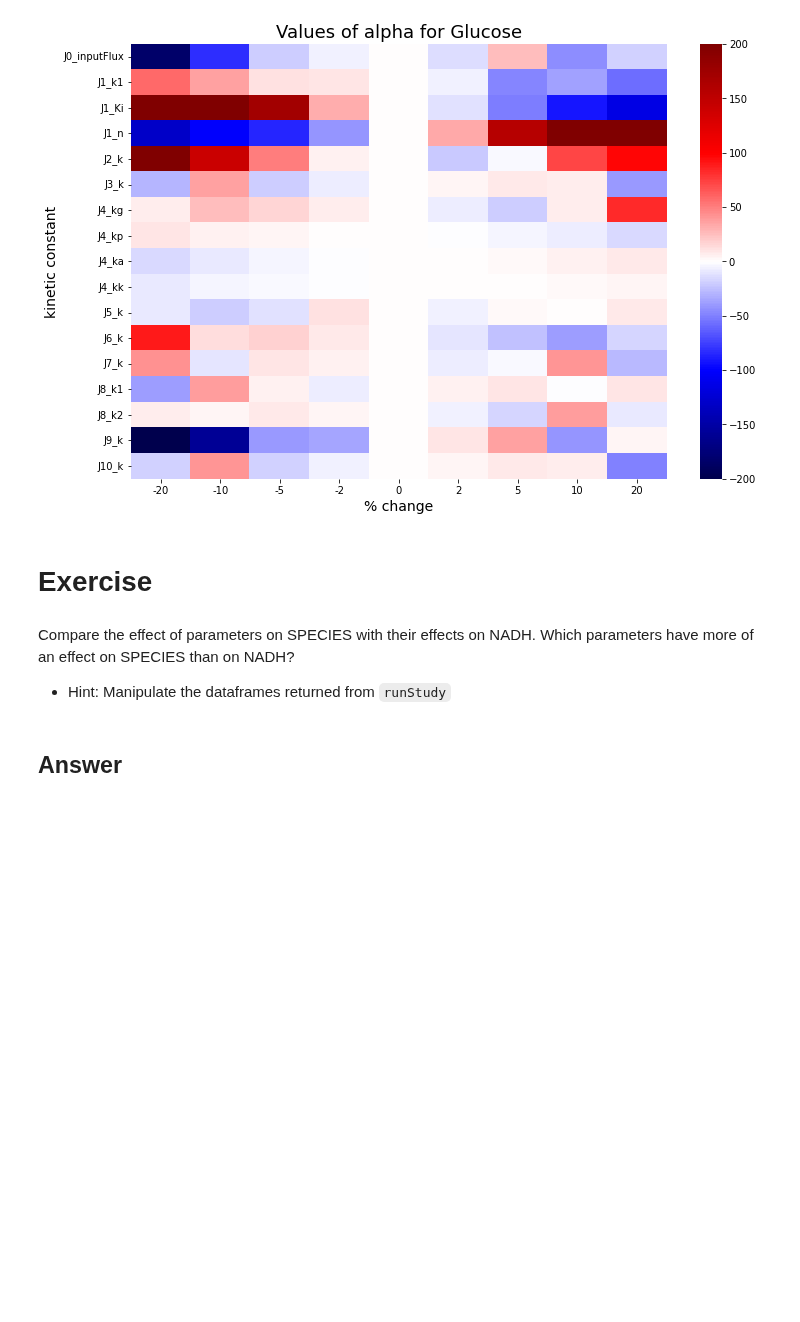
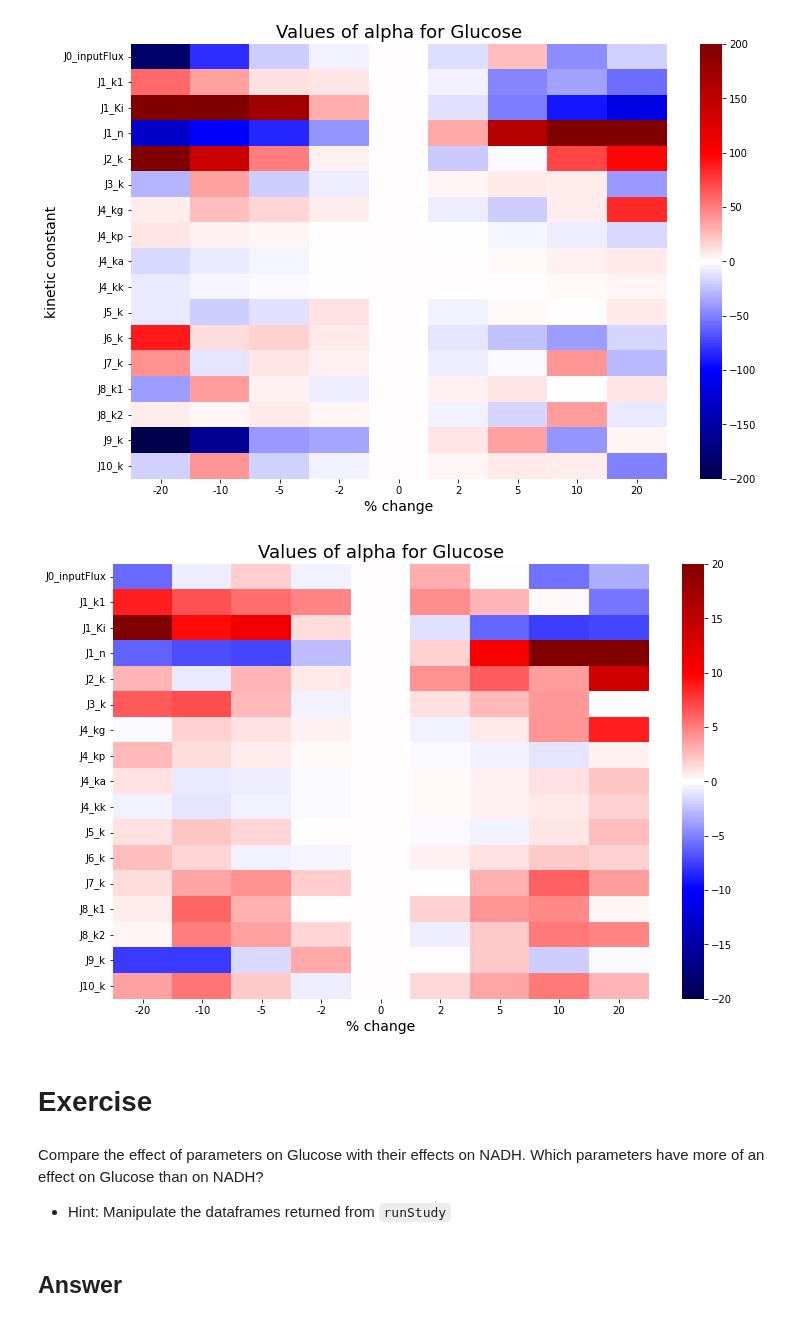
Before and after one commit to ModelEngineering/BIOEN-437, a Jupyter notebook: Lectures/Design-Of-Experiments/doe_one_way_design.ipynb, the cells around one changed output. Saved outputs shown, nothing was run; the diff lists cells and outputs as text; code cells hidden in the pictures; blank space fills up the shorter version.

```diff
--- a/Lectures/Design-Of-Experiments/doe_one_way_design.ipynb
+++ b/Lectures/Design-Of-Experiments/doe_one_way_design.ipynb
@@ -705,10 +705,19 @@ plt.xlabel("% change", fontsize=14)
 _ = plt.title("Values of alpha for %s" % SPECIES, fontsize=18)
 # %% [output]
 [figure]
+# %%
+# Visualization for NADH
+mu, df = runStudy(percents=[-20, -10, -5, -2, 0, 2, 5, 10, 20], molecule="NADH")
+fig, ax = plt.subplots(1, figsize=(12, 8))
+sns.heatmap(df, cmap="seismic", ax=ax, vmin=-20, vmax=20)
+plt.xlabel("% change", fontsize=14)
+_ = plt.title("Values of alpha for %s" % SPECIES, fontsize=18)
+# %% [output]
+[figure, added]
 # %% [markdown]
 # Exercise
 # %% [markdown]
-Compare the effect of parameters on SPECIES with their effects on NADH. Which parameters have more of an effect on SPECIES than on NADH?
+Compare the effect of parameters on Glucose with their effects on NADH. Which parameters have more of an effect on Glucose than on NADH?
 * Hint: Manipulate the dataframes returned from ``runStudy``
 # %% [markdown]
 ## Answer
```
